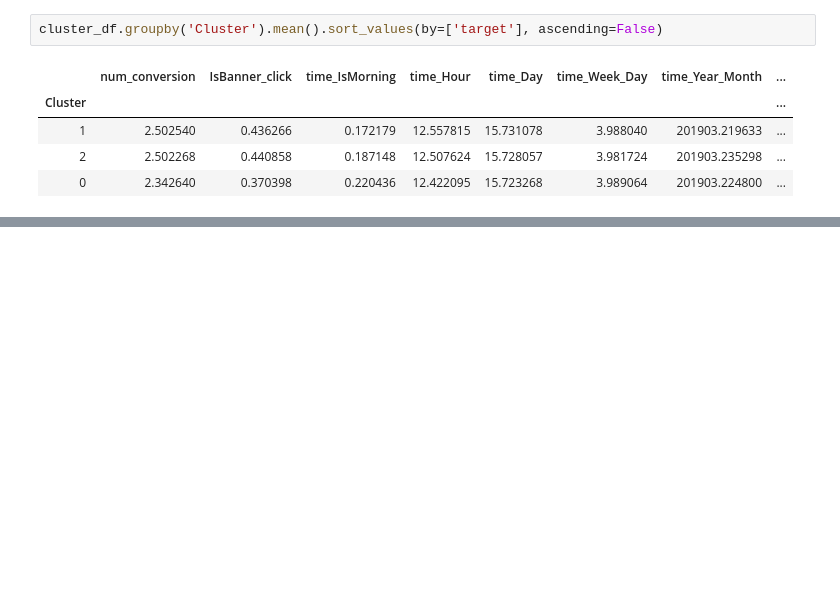
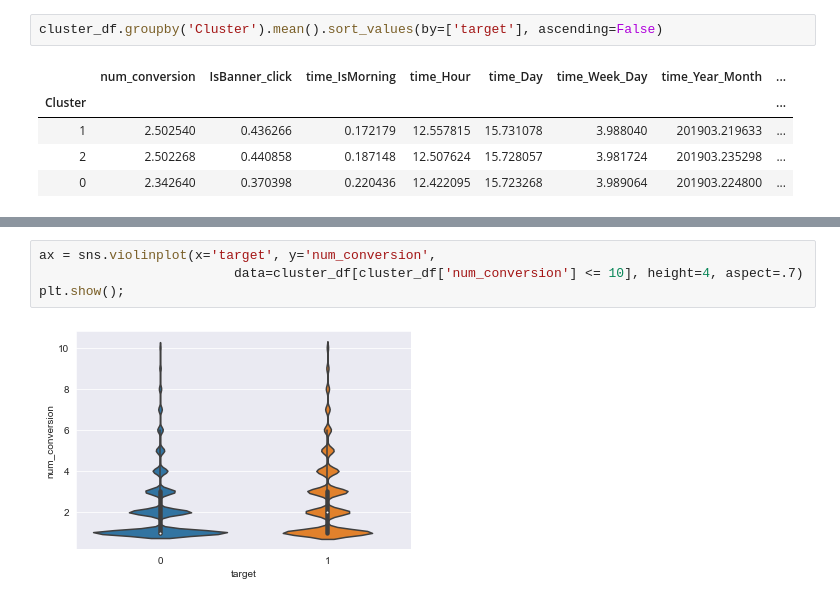
Before and after one commit to befowle/AB_Testing, a Jupyter notebook: ab_testing.ipynb, the cells around one changed output, grey strips where cells are left out. Saved outputs shown, nothing was run; the diff lists cells and outputs as text; blank space fills up the shorter version.

```diff
--- a/ab_testing.ipynb
+++ b/ab_testing.ipynb
@@ -748,0 +772,6 @@ cluster_df.groupby('Cluster').mean().sort_values(by=['target'], ascending=False)
+# %%
+ax = sns.violinplot(x='target', y='num_conversion',
+                         data=cluster_df[cluster_df['num_conversion'] <= 10], height=4, aspect=.7)
+plt.show();
+# %% [output]
+[figure, added]
```
Also changed, not shown: parts of 8 cells of this notebook.
